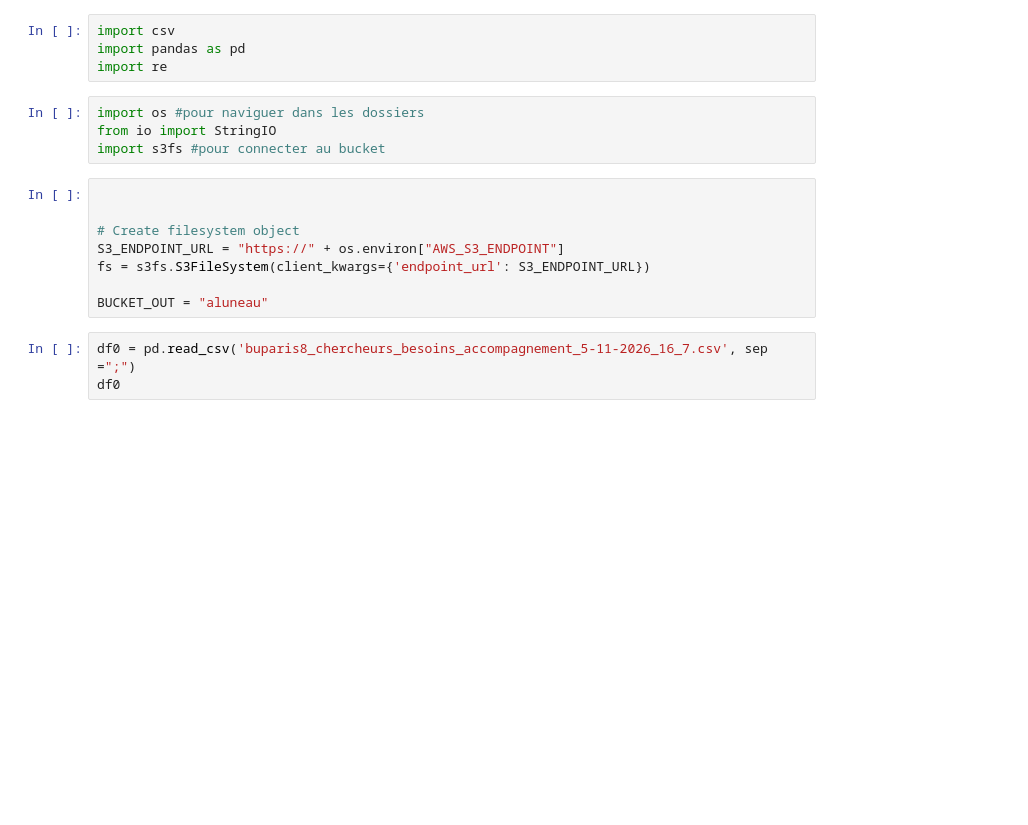
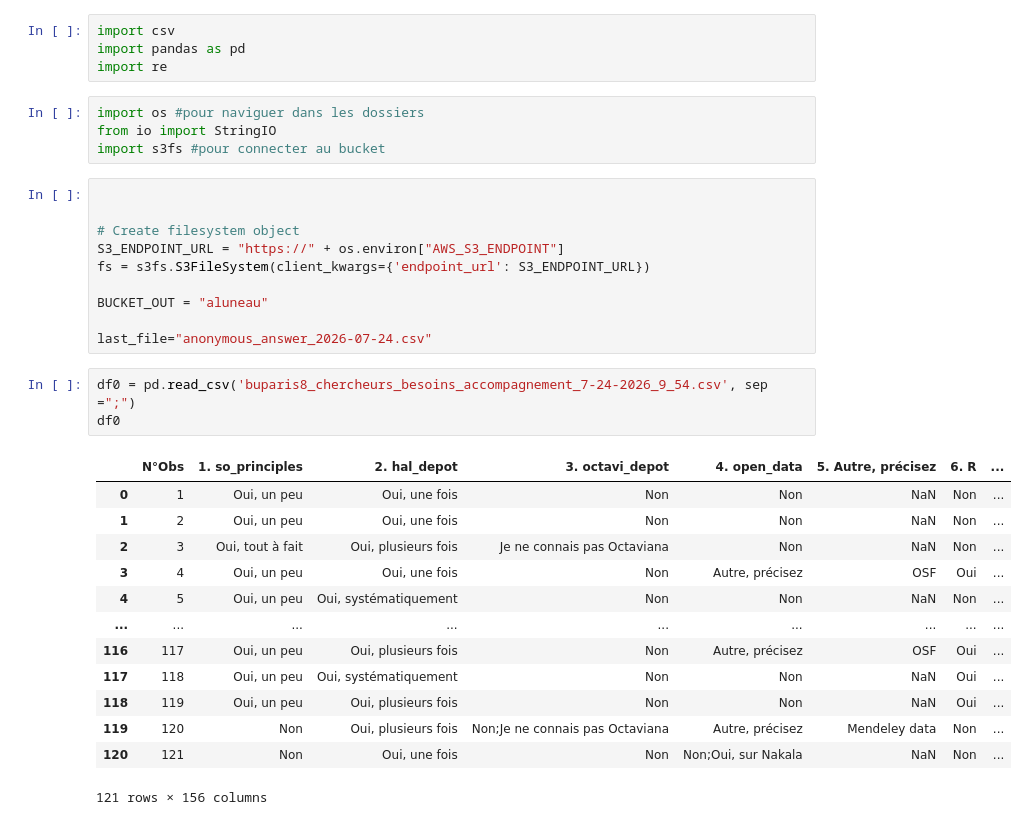
Before and after one commit to luneauaymeric/enquete_SO_p8, a Jupyter notebook: script_traitement/rename_var.ipynb, the cells around one changed output. Saved outputs shown, nothing was run; the diff lists cells and outputs as text; blank space fills up the shorter version.

```diff
--- a/script_traitement/rename_var.ipynb
+++ b/script_traitement/rename_var.ipynb
@@ -14,9 +14,25 @@ S3_ENDPOINT_URL = "https://" + os.environ["AWS_S3_ENDPOINT"]
 fs = s3fs.S3FileSystem(client_kwargs={'endpoint_url': S3_ENDPOINT_URL})
 
 BUCKET_OUT = "aluneau"
+
+last_file="anonymous_answer_2026-07-24.csv"
 # %%
-df0 = pd.read_csv('buparis8_chercheurs_besoins_accompagnement_5-11-2026_16_7.csv', sep =";")
+df0 = pd.read_csv('buparis8_chercheurs_besoins_accompagnement_7-24-2026_9_54.csv', sep =";")
 df0
+# %% [output]
+|  | N°Obs | 1. so_principles | 2. hal_depot | 3. octavi_depot | 4. open_data | 5. Autre, précisez | 6. R | ... |
+| 0 | 1 | Oui, un peu | Oui, une fois | Non | Non | NaN | Non | ... |
+| 1 | 2 | Oui, un peu | Oui, une fois | Non | Non | NaN | Non | ... |
+| 2 | 3 | Oui, tout à fait | Oui, plusieurs fois | Je ne connais pas Octaviana | Non | NaN | Non | ... |
+| 3 | 4 | Oui, un peu | Oui, une fois | Non | Autre, précisez | OSF | Oui | ... |
+| 4 | 5 | Oui, un peu | Oui, systématiquement | Non | Non | NaN | Non | ... |
+| ... | ... | ... | ... | ... | ... | ... | ... | ... |
+| 116 | 117 | Oui, un peu | Oui, plusieurs fois | Non | Autre, précisez | OSF | Oui | ... |
+| 117 | 118 | Oui, un peu | Oui, systématiquement | Non | Non | NaN | Oui | ... |
+| 118 | 119 | Oui, un peu | Oui, plusieurs fois | Non | Non | NaN | Oui | ... |
+| 119 | 120 | Non | Oui, plusieurs fois | Non;Je ne connais pas Octaviana | Autre, précisez | Mendeley data | Non | ... |
+| 120 | 121 | Non | Oui, une fois | Non | Non;Oui, sur Nakala | NaN | Non | ... |
+121 rows × 156 columns
 # %%
 df_col = pd.read_csv("../le_questionnaire/dico_variable.csv", sep = ",")
 #df_col["name"] = df_col.name.apply(lambda row : row.replace(':', ''))
```
Also changed, not shown: parts of 6 cells of this notebook, 5 other files.
